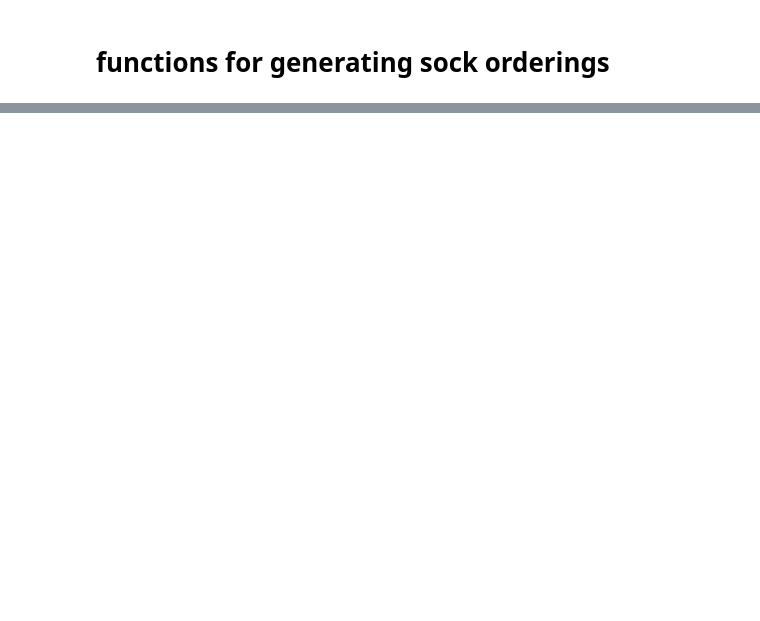
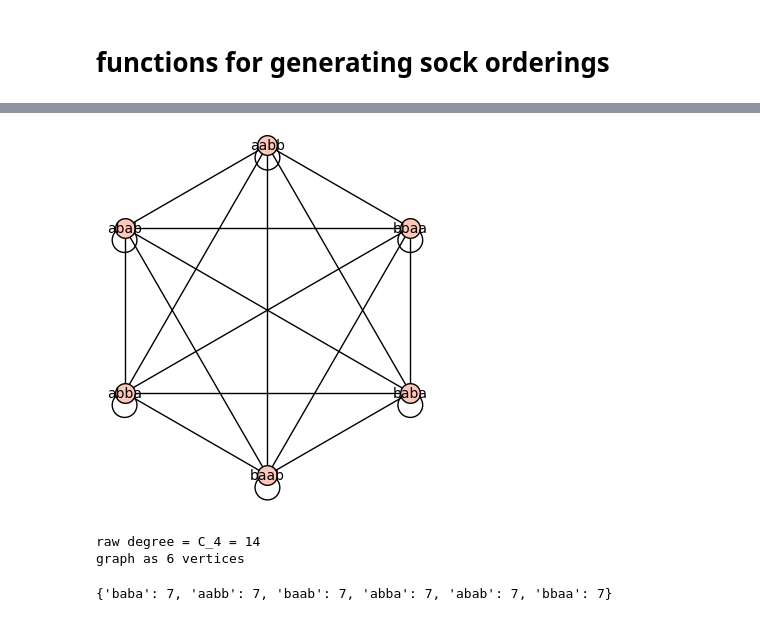
Before and after one commit to janabel/foot_sorting, a Jupyter notebook: uniform_sorting.ipynb, the cells around one changed output, grey strips where cells are left out. Saved outputs shown, nothing was run; the diff lists cells and outputs as text; code cells hidden in the pictures; blank space fills up the shorter version.

```diff
--- a/uniform_sorting.ipynb
+++ b/uniform_sorting.ipynb
@@ -369,0 +469,9 @@ foot(['a','b','c'])
+# %%
+sort_graph = get_sort_graph(2,2, False)
+print(f'graph as {sort_graph.order()} vertices')
+get_degrees(sort_graph)
+# %% [output]
+[figure, added]
+raw degree = C_4 = 14
+graph as 6 vertices
+{'baba': 7, 'aabb': 7, 'baab': 7, 'abba': 7, 'abab': 7, 'bbaa': 7}
```
Also changed, not shown: parts of 28 cells of this notebook.
